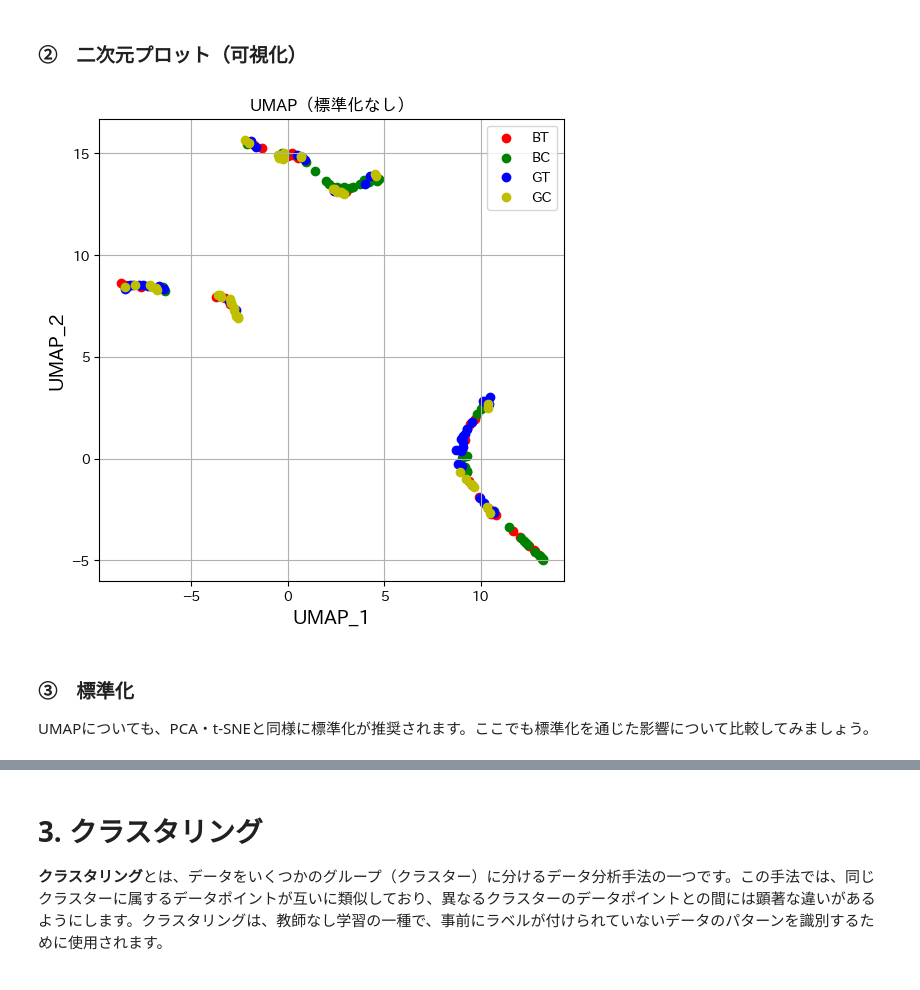
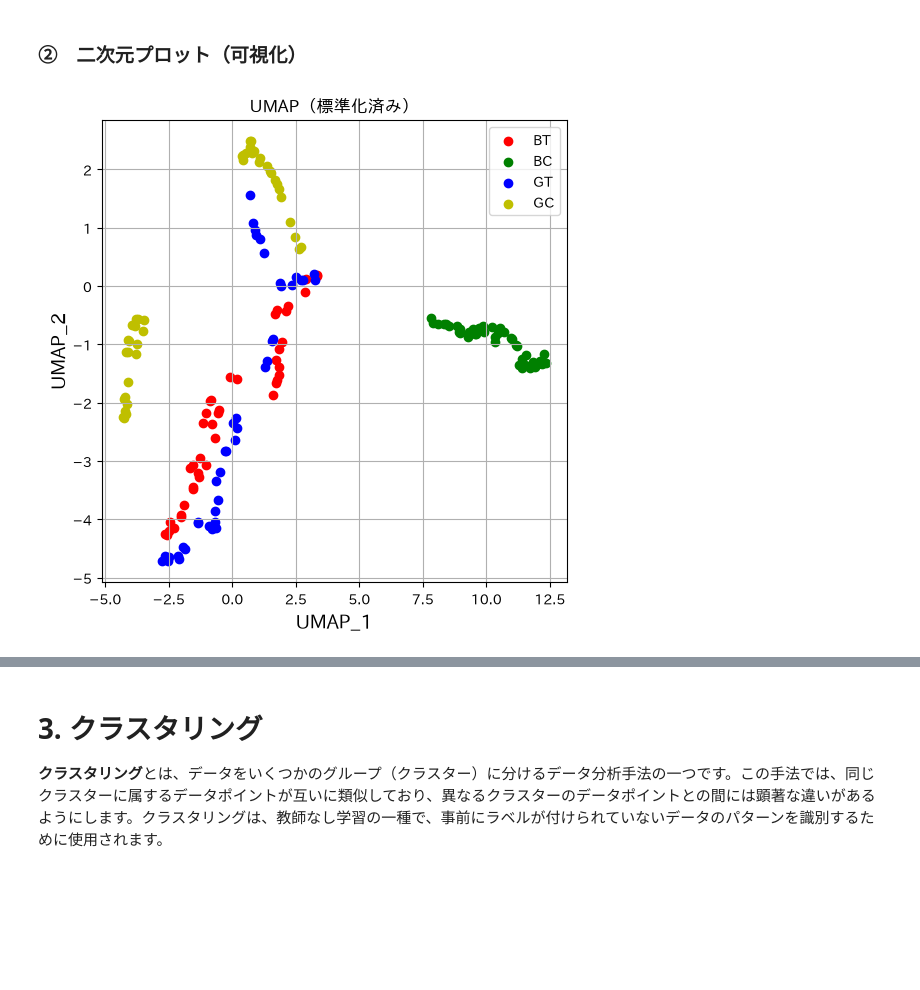
Before and after one commit to ARIM-ACADEMY-2026/Advanced_Tutorial_1_scikit-learn, a Jupyter notebook: Scikit-learn-6_PCA_Clustering.ipynb, the cells around one changed output, grey strips where cells are left out. Drawn from its saved outputs; the diff is of its cells as text; code cells hidden in the pictures; blank space fills up the shorter version.

```diff
--- a/Scikit-learn-6_PCA_Clustering.ipynb
+++ b/Scikit-learn-6_PCA_Clustering.ipynb
@@ -55,5 +58,5 @@ pandasライブラリの`read_csv()`はcsvファイルを読み込むメソッ
 # %%
 #データセットの読み込み
-df=pd.read_csv("data/tea_data.csv")
+df=pd.read_csv("data/tea_data_2.csv")
 df
 # %% [output]
@@ -329,14 +357,14 @@ X_tsne = tsne.fit_transform(X)
 # %% [markdown]
 ### ②　二次元プロット（可視化）
 # %%
-# t-SNEのプロット（標準化なし）
+# t-SNEのプロット（標準化済みデータ）
 plt.figure(figsize=(6, 6))
 
 colors = ['r', 'g', 'b','y']
 species = ['BT', 'BC', 'GT','GC']
 
 for color, specie in zip(colors, species):
-    plt.scatter(X_tsne[y == specie, 0], X_tsne[y == specie, 1],
+    plt.scatter(X_tsne_std[y == specie, 0], X_tsne_std[y == specie, 1],
                 label=specie,
                 color=color
                )
@@ -346,6 +374,6 @@ plt.ylabel('TSNE_2', fontsize =14)
 
 plt.legend()
 plt.grid()
-plt.title('t-SNE（標準化なし）')
+plt.title('t-SNE（標準化済み）')
 plt.show()
 # %% [output]
@@ -359,20 +380,0 @@ X_tsne_std = tsne.fit_transform(X_std)
-# %%
-# t-SNEのプロット（標準化あり）
-plt.figure(figsize=(6, 6))
-
-colors = ['r', 'g', 'b','y']
-species = ['BT', 'BC', 'GT','GC']
-
-for color, specie in zip(colors, species):
-    plt.scatter(X_tsne_std[y == specie, 0], X_tsne_std[y == specie, 1],
-                label=specie,
-                color=color
-               )
-
-plt.xlabel('TSNE_1', fontsize =14)
-plt.ylabel('TSNE_2', fontsize =14)
-
-plt.legend()
-plt.grid()
-plt.title('t-SNE（標準化あり）')
-plt.show()
@@ -391,4 +391,4 @@ UMAPクラスは、umap-learnライブラリから提供される統一マニホ
 # %%
-# UMAPの実行（標準化なし）
-umap_model = umap.UMAP(n_components=2, random_state=42)
-X_umap = umap_model.fit_transform(X)
+# UMAPの実行（標準化済みデータ）
+umap_model = UMAP(n_components=2, random_state=42)
+X_umap_std = umap_model.fit_transform(X_std)
@@ -407,28 +395,24 @@ X_umap = umap_model.fit_transform(X)
 # %% [markdown]
 ### ②　二次元プロット（可視化）
 # %%
-# UMAPのプロット（標準化なし）
+# UMAPのプロット（標準化済みデータ）
 plt.figure(figsize=(6, 6))
 
 colors = ['r', 'g', 'b','y']
 species = ['BT', 'BC', 'GT','GC']
 
 for color, specie in zip(colors, species):
-    plt.scatter(X_umap[y == specie, 0], X_umap[y == specie, 1],
+    plt.scatter(X_umap_std[y == specie, 0], X_umap_std[y == specie, 1],
                 label=specie,
                 color=color
                )
 
 plt.xlabel('UMAP_1', fontsize =14)
 plt.ylabel('UMAP_2', fontsize =14)
 
 plt.legend()
 plt.grid()
-plt.title('UMAP（標準化なし）')
+plt.title('UMAP（標準化済み）')
 plt.show()
 # %% [output]
-[figure, old version]
+[figure, new version]
-# %% [markdown]
-### ③　標準化
-
-UMAPについても、PCA・t-SNEと同様に標準化が推奨されます。ここでも標準化を通じた影響について比較してみましょう。
```
Also changed, not shown: parts of 104 cells of this notebook, 4 other files.
